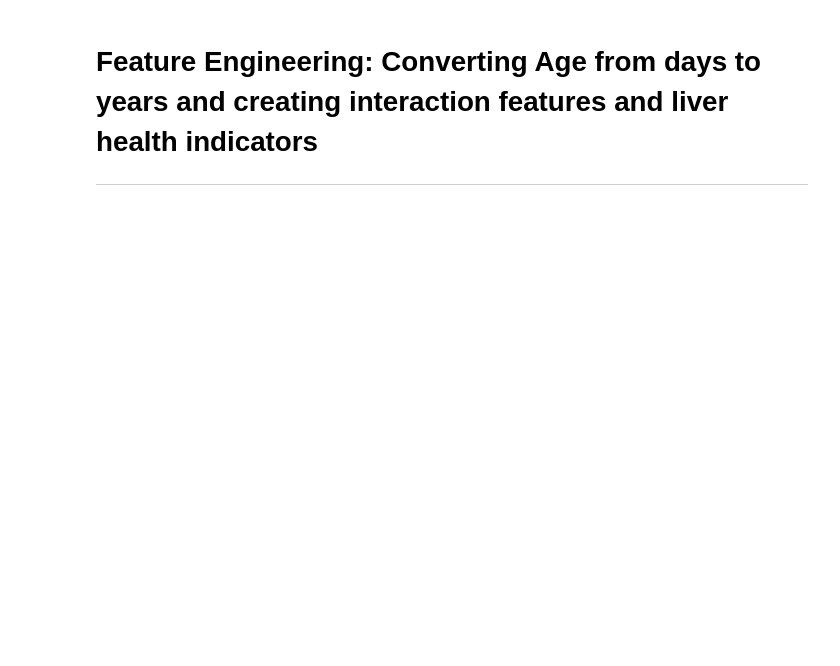
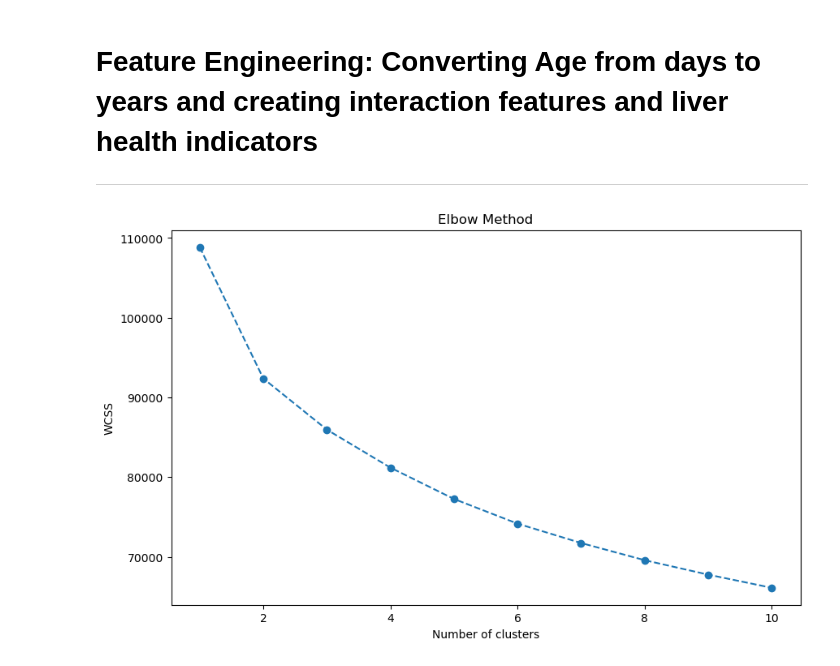
Before and after one commit to byvfx/kaggle, a Jupyter notebook: playground-series-s3e26/notebooks/ps-s3-e26-xgboost-hyperopt.ipynb, the cells around one changed output. Drawn from its saved outputs; the diff is of its cells as text; code cells hidden in the pictures; blank space fills up the shorter version.

```diff
--- a/playground-series-s3e26/notebooks/ps-s3-e26-xgboost-hyperopt.ipynb
+++ b/playground-series-s3e26/notebooks/ps-s3-e26-xgboost-hyperopt.ipynb
@@ -26,3 +26,8 @@ import ipywidgets as widgets
 # %%
 df_train = pd.read_csv(r"..\data\train.csv")
 df_test = pd.read_csv(r"..\data\test.csv")
+# %%
+#concatenate train and test data
+df_train['train'] = 1
+df_test['train'] = 0
+df_full = pd.concat([df_train, df_test], axis=0, sort=False)
@@ -227,3 +357,62 @@ create_heatmap(df_train)
 # %% [markdown]
 # Feature Engineering: Converting Age from days to years and creating interaction features  and liver health indicators
 ___
+# %%
+import matplotlib.pyplot as plt
+from sklearn.preprocessing import StandardScaler, OneHotEncoder
+from sklearn.impute import SimpleImputer
+from sklearn.compose import ColumnTransformer
+from sklearn.pipeline import Pipeline
+from sklearn.cluster import KMeans
+
+# Identifying numeric and categorical columns (excluding 'id' and 'Status')
+numeric_features = df_train.select_dtypes(include=['int64', 'float64']).drop(columns=['id'])
+categorical_features = df_train.select_dtypes(include=['object']).drop(columns=['Status'])
+
+# Pipeline for numeric features
+numeric_transformer = Pipeline(steps=[
+    ('imputer', SimpleImputer(strategy='median')),
+    ('scaler', StandardScaler())])
+
+# Pipeline for categorical features
+categorical_transformer = Pipeline(steps=[
+    ('imputer', SimpleImputer(strategy='most_frequent')),
+    ('onehot', OneHotEncoder(handle_unknown='ignore'))])
+
+# Combine pipelines
+preprocessor = ColumnTransformer(
+    transformers=[
+        ('num', numeric_transformer, numeric_features.columns),
+        ('cat', categorical_transformer, categorical_features.columns)])
+
+# Apply the transformations
+data_preprocessed = preprocessor.fit_transform(df_train)
+
+# Determine the optimal number of clusters using the Elbow Method
+wcss = []  # Within-cluster sum of squares
+for i in range(1, 11):  # Trying k from 1 to 10
+    kmeans = KMeans(n_clusters=i, init='k-means++', max_iter=300, n_init=10, random_state=0)
+    kmeans.fit(data_preprocessed)
+    wcss.append(kmeans.inertia_)
+
+# Plotting the results onto a line graph
+plt.figure(figsize=(10, 6))
+plt.plot(range(1, 11), wcss, marker='o', linestyle='--')
+plt.title('Elbow Method')
+plt.xlabel('Number of clusters')
+plt.ylabel('WCSS')
+plt.show()
+
+# Choose the number of clusters (n_clusters) based on the Elbow plot
+n_clusters = int(input("Enter the optimal number of clusters: "))
+
+# Applying K-Means clustering with the chosen number of clusters
+kmeans = KMeans(n_clusters=n_clusters, random_state=0)
+df_train['cluster'] = kmeans.fit_predict(data_preprocessed)
+
+# Calculate the distance of each point to the centroid of its cluster
+distances_to_centroid = kmeans.transform(data_preprocessed)
+for i in range(n_clusters):
+    df_train[f'distance_to_cluster_{i}'] = distances_to_centroid[:, i]
+# %% [output]
+[figure, added]
```
Also changed, not shown: parts of 11 cells of this notebook.
